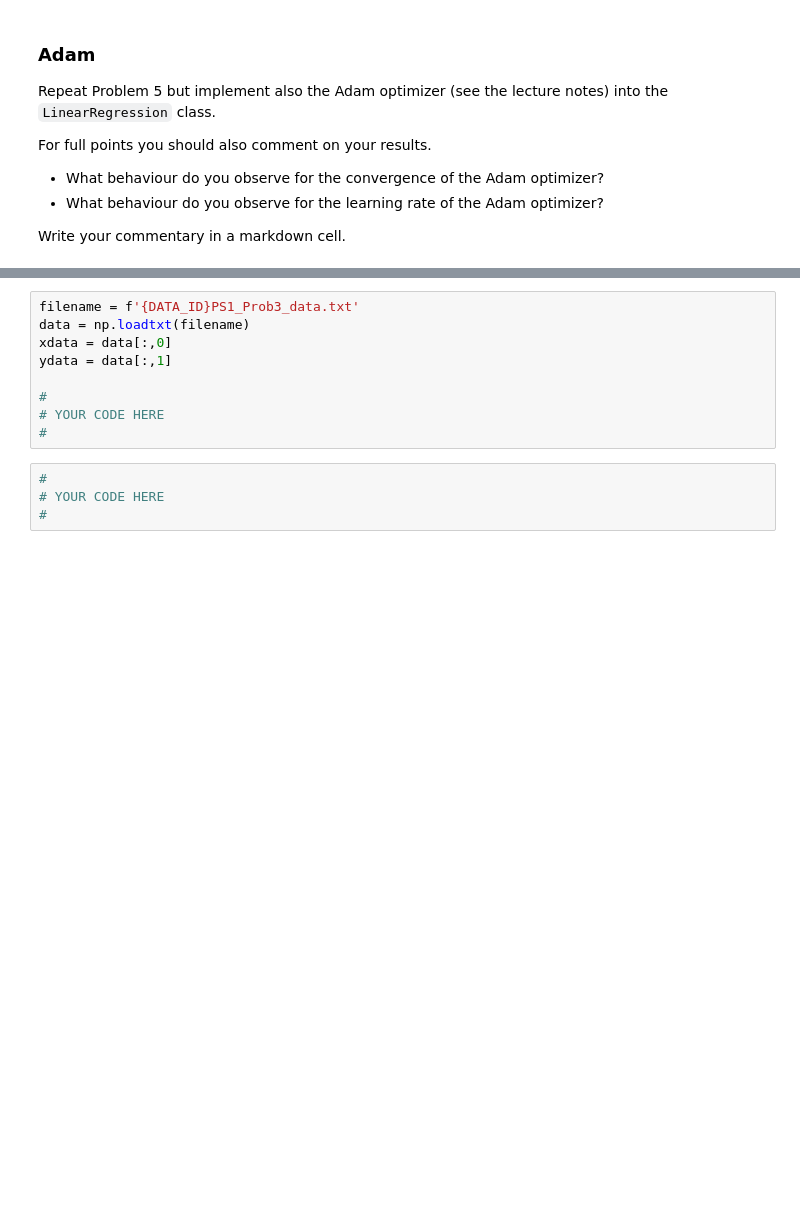
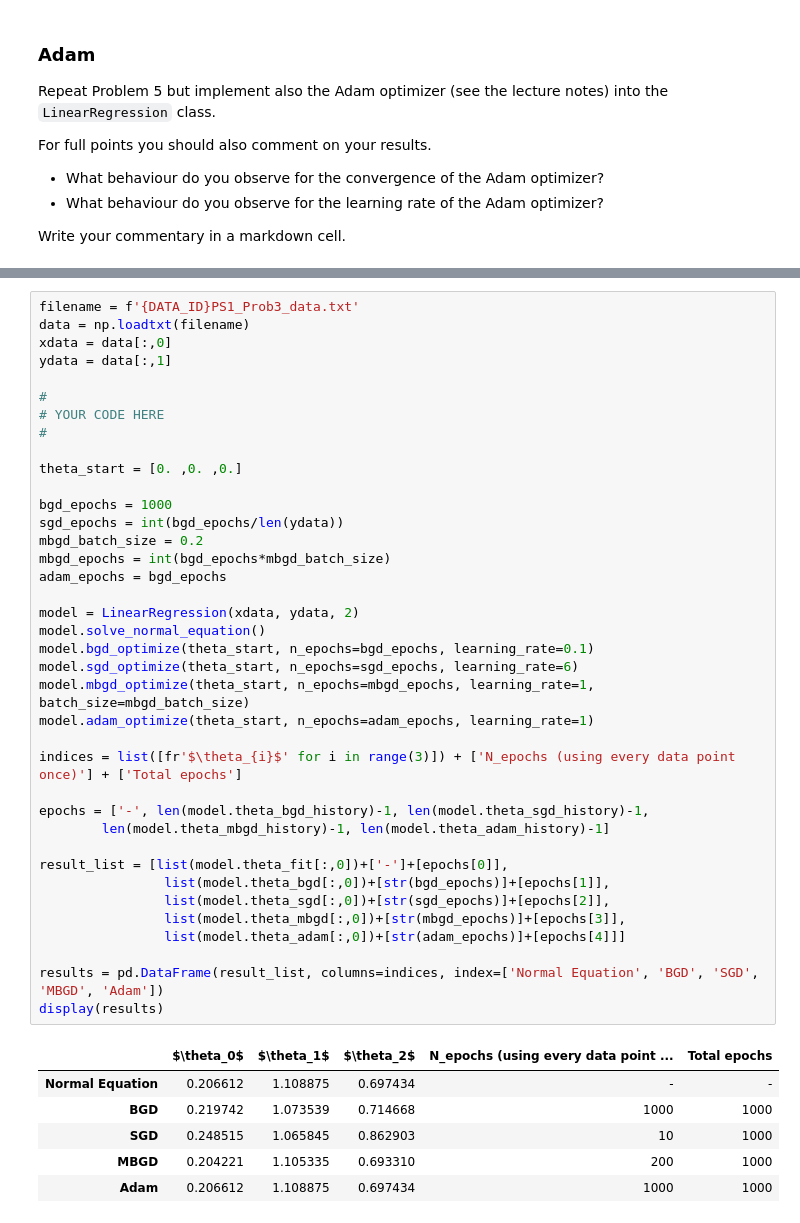
Before and after one commit to stommen/tif285, a Jupyter notebook: hand-ins/pub/ProblemSets/Set1/TIF285_ps1_extra_problems.ipynb, the cells around one changed output, grey strips where cells are left out. Drawn from its saved outputs; the diff is of its cells as text; blank space fills up the shorter version.

```diff
--- a/hand-ins/pub/ProblemSets/Set1/TIF285_ps1_extra_problems.ipynb
+++ b/hand-ins/pub/ProblemSets/Set1/TIF285_ps1_extra_problems.ipynb
@@ -535,13 +691,45 @@ class LinearRegression:
-# %%
-filename = f'{DATA_ID}PS1_Prob3_data.txt'
-data = np.loadtxt(filename)
-xdata = data[:,0]
-ydata = data[:,1]
-
-#
-# YOUR CODE HERE
-#
-# %%
-#
-# YOUR CODE HERE
-#
+# %%
+filename = f'{DATA_ID}PS1_Prob3_data.txt'
+data = np.loadtxt(filename)
+xdata = data[:,0]
+ydata = data[:,1]
+
+#
+# YOUR CODE HERE
+#
+
+theta_start = [0. ,0. ,0.]
+
+bgd_epochs = 1000
+sgd_epochs = int(bgd_epochs/len(ydata))
+mbgd_batch_size = 0.2
+mbgd_epochs = int(bgd_epochs*mbgd_batch_size)
+adam_epochs = bgd_epochs
+
+model = LinearRegression(xdata, ydata, 2)
+model.solve_normal_equation()
+model.bgd_optimize(theta_start, n_epochs=bgd_epochs, learning_rate=0.1)
+model.sgd_optimize(theta_start, n_epochs=sgd_epochs, learning_rate=6)
+model.mbgd_optimize(theta_start, n_epochs=mbgd_epochs, learning_rate=1, batch_size=mbgd_batch_size)
+model.adam_optimize(theta_start, n_epochs=adam_epochs, learning_rate=1)
+
+indices = list([fr'$\theta_{i}$' for i in range(3)]) + ['N_epochs (using every data point once)'] + ['Total epochs']
+
+epochs = ['-', len(model.theta_bgd_history)-1, len(model.theta_sgd_history)-1,
+        len(model.theta_mbgd_history)-1, len(model.theta_adam_history)-1]
+
+result_list = [list(model.theta_fit[:,0])+['-']+[epochs[0]],
+                list(model.theta_bgd[:,0])+[str(bgd_epochs)]+[epochs[1]],
+                list(model.theta_sgd[:,0])+[str(sgd_epochs)]+[epochs[2]],
+                list(model.theta_mbgd[:,0])+[str(mbgd_epochs)]+[epochs[3]],
+                list(model.theta_adam[:,0])+[str(adam_epochs)]+[epochs[4]]]
+
+results = pd.DataFrame(result_list, columns=indices, index=['Normal Equation', 'BGD', 'SGD', 'MBGD', 'Adam'])
+display(results)
+# %% [output]
+|  | $\theta_0$ | $\theta_1$ | $\theta_2$ | N_epochs (using every data point ... | Total epochs |
+| Normal Equation | 0.206612 | 1.108875 | 0.697434 | - | - |
+| BGD | 0.219742 | 1.073539 | 0.714668 | 1000 | 1000 |
+| SGD | 0.248515 | 1.065845 | 0.862903 | 10 | 1000 |
+| MBGD | 0.204221 | 1.105335 | 0.693310 | 200 | 1000 |
+| Adam | 0.206612 | 1.108875 | 0.697434 | 1000 | 1000 |
```
Also changed, not shown: parts of 8 cells of this notebook.
